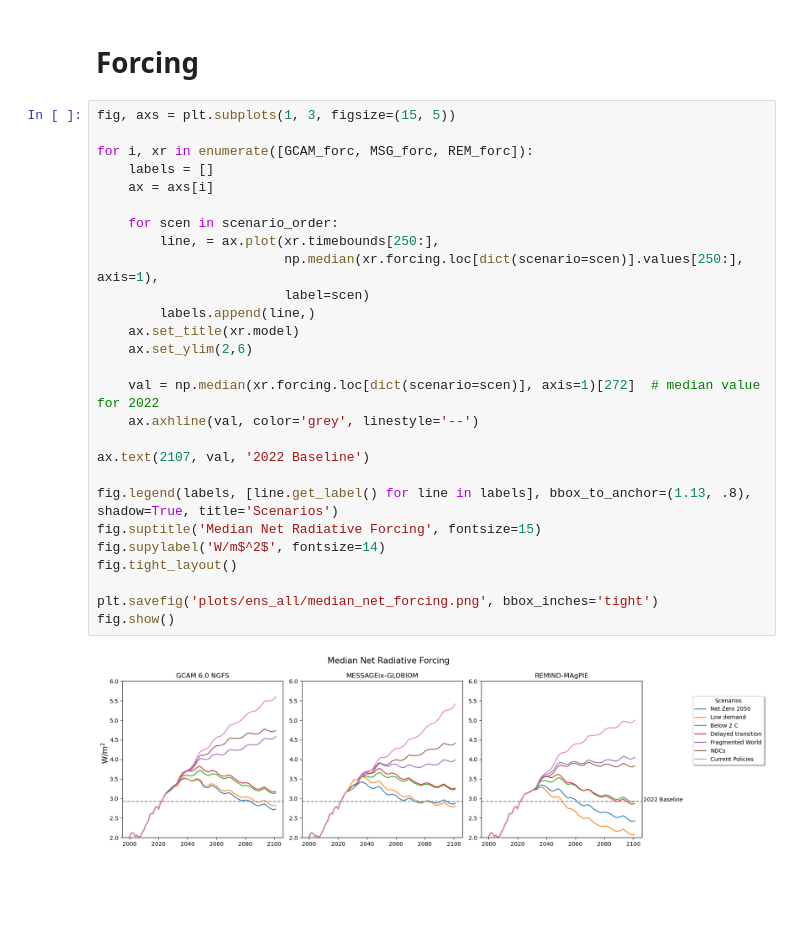
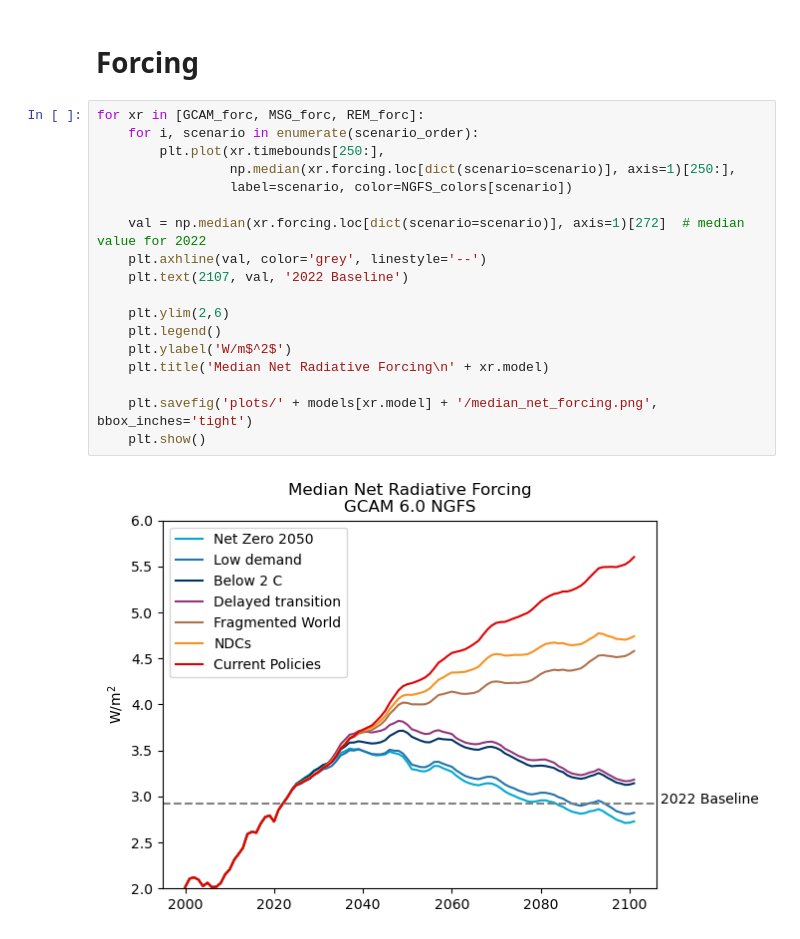
Before and after one commit to ericasimon16/woodwell_internship, a Jupyter notebook: visualize_ensemble.ipynb, the cells around one changed output. Cells and saved outputs as stored; diff of their text form; blank space fills up the shorter version.

```diff
--- a/visualize_ensemble.ipynb
+++ b/visualize_ensemble.ipynb
@@ -295,32 +348,23 @@ for xr in [GCAM_temp, REM_temp, MSG_temp]:
     plt_temp_kde_tail(xr, 2100, xmin=1.8, xmax=5.3, ylim=0.3)
 # %% [markdown]
 # Forcing
-# %%
-fig, axs = plt.subplots(1, 3, figsize=(15, 5))
-
-for i, xr in enumerate([GCAM_forc, MSG_forc, REM_forc]):
-    labels = []
-    ax = axs[i]
-
-    for scen in scenario_order:
-        line, = ax.plot(xr.timebounds[250:],
-                        np.median(xr.forcing.loc[dict(scenario=scen)].values[250:], axis=1),
-                        label=scen)
-        labels.append(line,)
-    ax.set_title(xr.model)
-    ax.set_ylim(2,6)
-
-    val = np.median(xr.forcing.loc[dict(scenario=scen)], axis=1)[272]  # median value for 2022
-    ax.axhline(val, color='grey', linestyle='--')
-
-ax.text(2107, val, '2022 Baseline')
-
-fig.legend(labels, [line.get_label() for line in labels], bbox_to_anchor=(1.13, .8), shadow=True, title='Scenarios')
-fig.suptitle('Median Net Radiative Forcing', fontsize=15)
-fig.supylabel('W/m$^2$', fontsize=14)
-fig.tight_layout()
-
-plt.savefig('plots/ens_all/median_net_forcing.png', bbox_inches='tight')
-fig.show()
-# %% [output]
-[figure, removed]
+# %%
+for xr in [GCAM_forc, MSG_forc, REM_forc]:
+    for i, scenario in enumerate(scenario_order):
+        plt.plot(xr.timebounds[250:],
+                 np.median(xr.forcing.loc[dict(scenario=scenario)], axis=1)[250:],
+                 label=scenario, color=NGFS_colors[scenario])
+
+    val = np.median(xr.forcing.loc[dict(scenario=scenario)], axis=1)[272]  # median value for 2022
+    plt.axhline(val, color='grey', linestyle='--')
+    plt.text(2107, val, '2022 Baseline')
+
+    plt.ylim(2,6)
+    plt.legend()
+    plt.ylabel('W/m$^2$')
+    plt.title('Median Net Radiative Forcing\n' + xr.model)
+
+    plt.savefig('plots/' + models[xr.model] + '/median_net_forcing.png', bbox_inches='tight')
+    plt.show()
+# %% [output]
+[figure, added]
```
Also changed, not shown: parts of 5 cells of this notebook, 11 other files.
